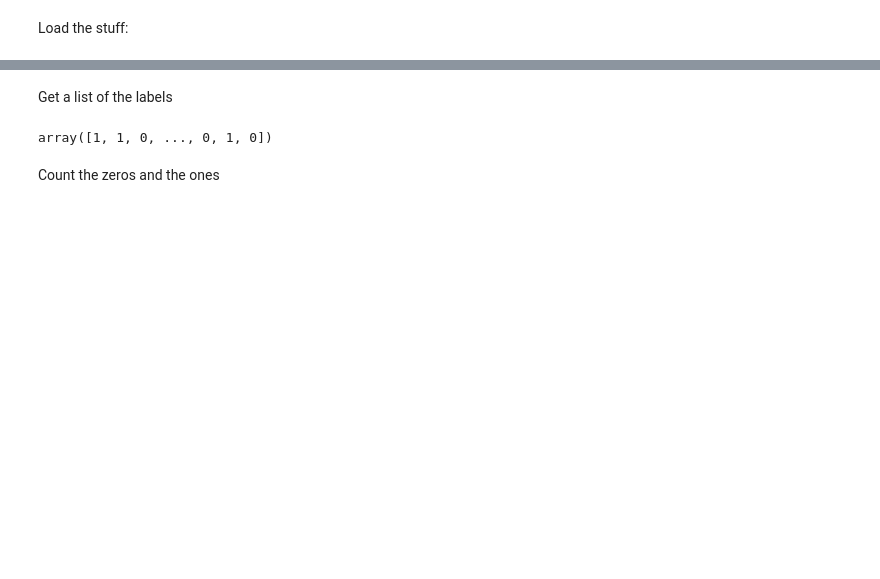
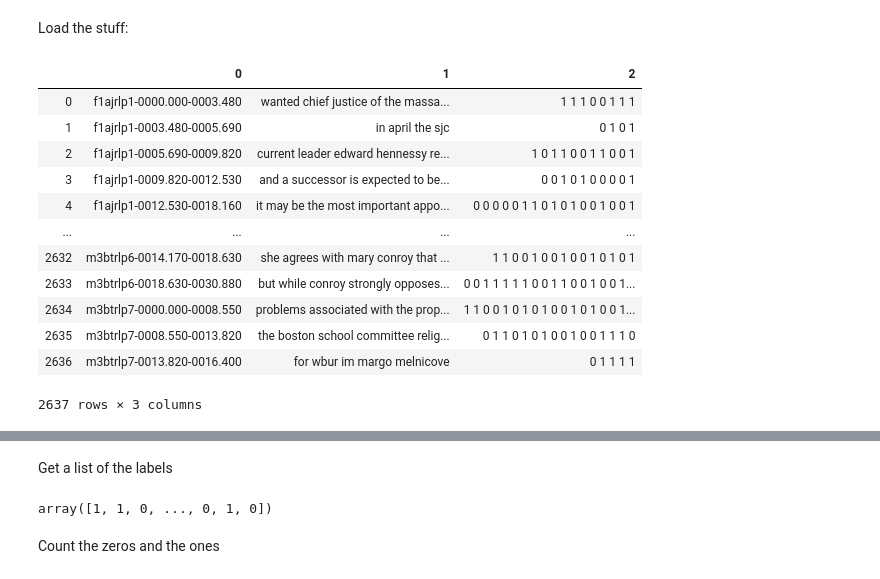
Before and after one commit to ekayen/prosody_detection, a Jupyter notebook: utt-distribution-investigation.ipynb, the cells around one changed output, grey strips where cells are left out. Cells and saved outputs as stored; diff of their text form; code cells hidden in the pictures; blank space fills up the shorter version.

Commit message:
update to work with different BURNC segmentations

```diff
--- a/utt-distribution-investigation.ipynb
+++ b/utt-distribution-investigation.ipynb
@@ -6,4 +6,22 @@ import numpy as np
 # %%
 datafile = ('data/utterances.txt')
 df = pd.read_csv(datafile,sep='\t',header=None)
+
+burncdata = ('data/burnc/text2labels_breath_sent')
+burnc_df = pd.read_csv(burncdata,sep='\t',header=None)
+burnc_df
+# %% [output]
+|  | 0 | 1 | 2 |
+| 0 | f1ajrlp1-0000.000-0003.480 | wanted chief justice of the massa... | 1 1 1 0 0 1 1 1 |
+| 1 | f1ajrlp1-0003.480-0005.690 | in april the sjc | 0 1 0 1 |
+| 2 | f1ajrlp1-0005.690-0009.820 | current leader edward hennessy re... | 1 0 1 1 0 0 1 1 0 0 1 |
+| 3 | f1ajrlp1-0009.820-0012.530 | and a successor is expected to be... | 0 0 1 0 1 0 0 0 0 1 |
+| 4 | f1ajrlp1-0012.530-0018.160 | it may be the most important appo... | 0 0 0 0 0 1 1 0 1 0 1 0 0 1 0 0 1 |
+| ... | ... | ... | ... |
+| 2632 | m3btrlp6-0014.170-0018.630 | she agrees with mary conroy that ... | 1 1 0 0 1 0 0 1 0 0 1 0 1 0 1 |
+| 2633 | m3btrlp6-0018.630-0030.880 | but while conroy strongly opposes... | 0 0 1 1 1 1 1 0 0 1 1 0 0 1 0 0 1... |
+| 2634 | m3btrlp7-0000.000-0008.550 | problems associated with the prop... | 1 1 0 0 1 0 1 0 1 0 0 1 0 1 0 0 1... |
+| 2635 | m3btrlp7-0008.550-0013.820 | the boston school committee relig... | 0 1 1 0 1 0 1 0 0 1 0 0 1 1 1 0 |
+| 2636 | m3btrlp7-0013.820-0016.400 | for wbur im margo melnicove | 0 1 1 1 1 |
+2637 rows × 3 columns
 # %%
```
Also changed, not shown: parts of 3 cells of this notebook, 2 other files.
